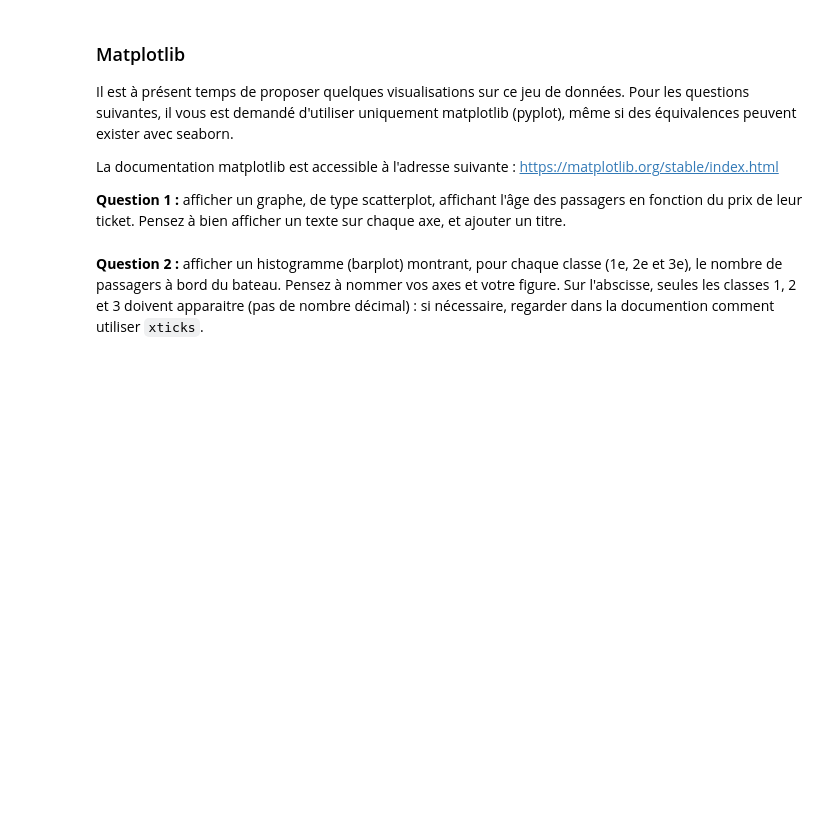
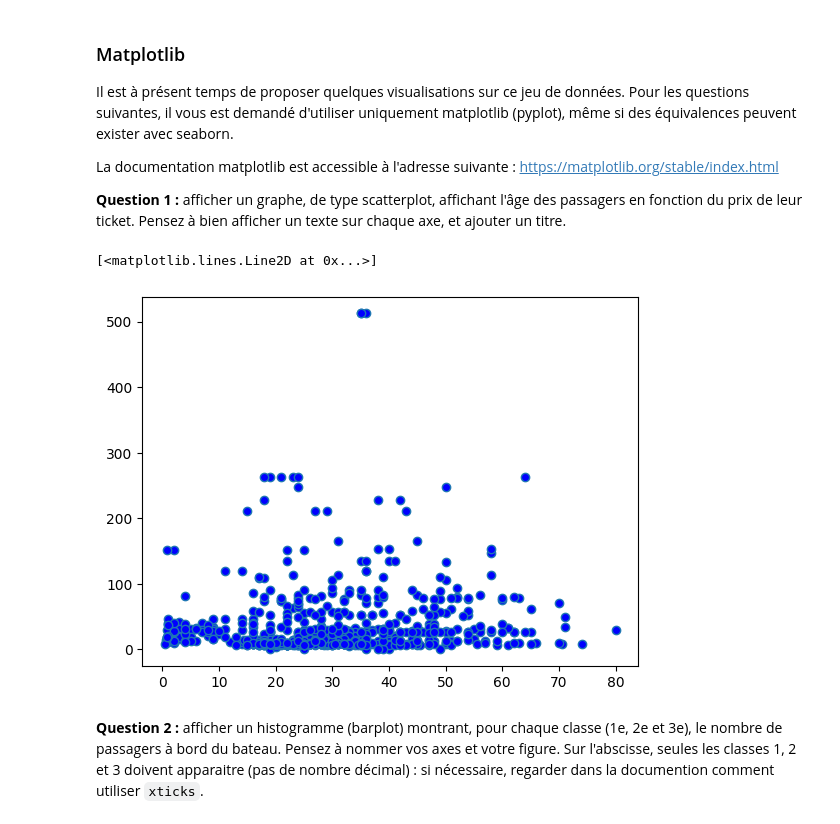
Before and after one commit to AD99i/titanic_ml, a Jupyter notebook: M03_TP01_Exercice.ipynb, the cells around one changed output. Drawn from its saved outputs; the diff is of its cells as text; code cells hidden in the pictures; blank space fills up the shorter version.

```diff
--- a/M03_TP01_Exercice.ipynb
+++ b/M03_TP01_Exercice.ipynb
@@ -265,5 +316,10 @@ Il est à présent temps de proposer quelques visualisations sur ce jeu de donn
 La documentation matplotlib est accessible à l'adresse suivante : https://matplotlib.org/stable/index.html
 
 **Question 1 :** afficher un graphe, de type scatterplot, affichant l'âge des passagers en fonction du prix de leur ticket. Pensez à bien afficher un texte sur chaque axe, et ajouter un titre.
+# %%
+plt.plot(titanic['Age'], titanic['Fare'],linestyle=' ', marker='o', markerfacecolor='blue')
+# %% [output]
+[<matplotlib.lines.Line2D at 0x...>]
+[figure, added]
 # %% [markdown]
 **Question 2 :** afficher un histogramme (barplot) montrant, pour chaque classe (1e, 2e et 3e), le nombre de passagers à bord du bateau. Pensez à nommer vos axes et votre figure. Sur l'abscisse, seules les classes 1, 2 et 3 doivent apparaitre (pas de nombre décimal) : si nécessaire, regarder dans la documention comment utiliser `xticks`.
```
Also changed, not shown: parts of 15 cells of this notebook, 1 other file.
